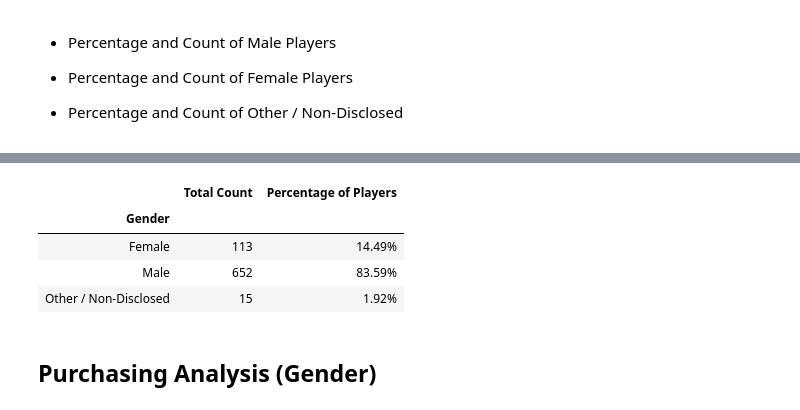
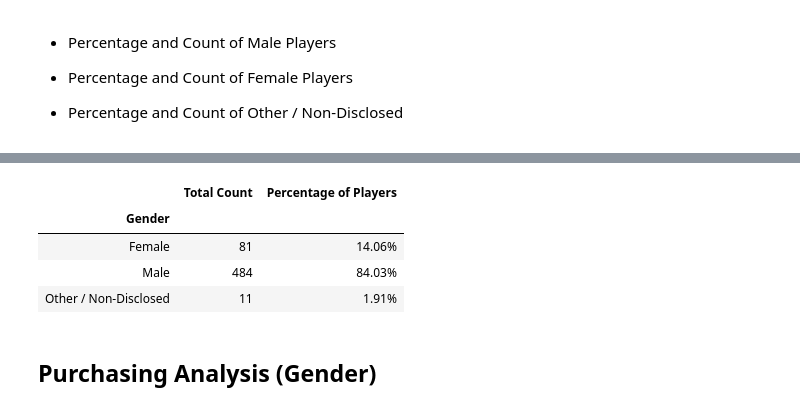
Before and after one commit to jran14/pandas-challenge, a Jupyter notebook: HerosOfPymoli/HeroesOfPymoli_starter.ipynb, the cells around one changed output, grey strips where cells are left out. Saved outputs shown, nothing was run; the diff lists cells and outputs as text; code cells hidden in the pictures.

```diff
--- a/HerosOfPymoli/HeroesOfPymoli_starter.ipynb
+++ b/HerosOfPymoli/HeroesOfPymoli_starter.ipynb
@@ -90,3 +90,12 @@ summary_df
 
 
 * Percentage and Count of Other / Non-Disclosed
+# %%
+#Groupby gender and find the count of each
+gender= purchase_data.drop_duplicates(['SN'])
+gender= gender.groupby('Gender').count()
+
+#rename, organize
+gender= gender.rename(columns= {'Purchase ID' : 'Total Count'})
+gender= gender.drop(columns=['SN','Age','Item ID','Item Name','Price'])
+gender
@@ -93,21 +108,16 @@ summary_df
 # %%
-#Groupby gender and find the count of each
-gender= purchase_data.groupby('Gender').count()
-gender= gender.rename(columns= {'Purchase ID' : 'Total Count'})
-gender= gender.drop(columns=['SN','Age','Item ID','Item Name','Price'])
-
 #calculate and add the percentage to the total number of players
 g_total= gender['Total Count'].sum()
 
 #add the percentage column by equation
 gender['Percentage of Players']= (gender['Total Count'] / g_total).astype(float).map("{:.2%}".format)
 gender
 # %% [output]
 |  | Total Count | Percentage of Players |
 | Gender |  |  |
-| Female | 113 | 14.49% |
-| Male | 652 | 83.59% |
-| Other / Non-Disclosed | 15 | 1.92% |
+| Female | 81 | 14.06% |
+| Male | 484 | 84.03% |
+| Other / Non-Disclosed | 11 | 1.91% |
 # %% [markdown]
 
 ## Purchasing Analysis (Gender)
```
Also changed, not shown: parts of 1 cell of this notebook.
